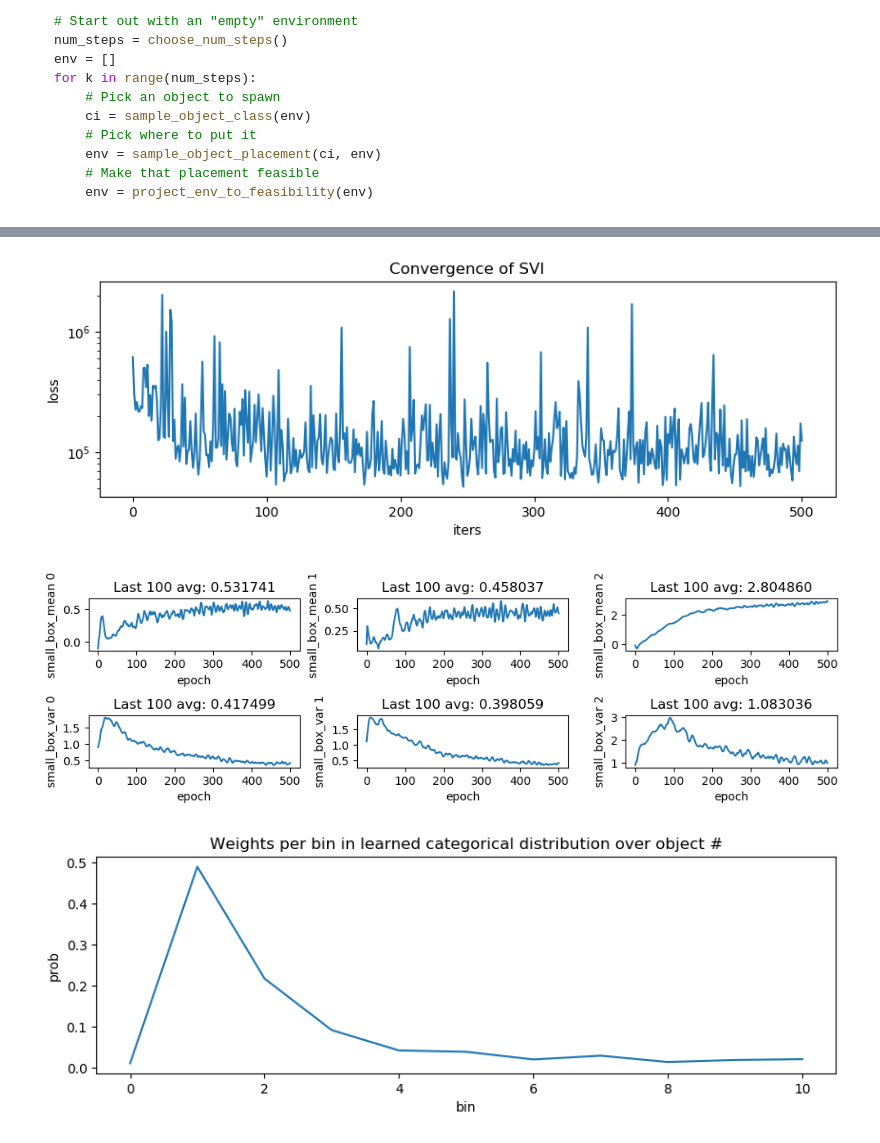
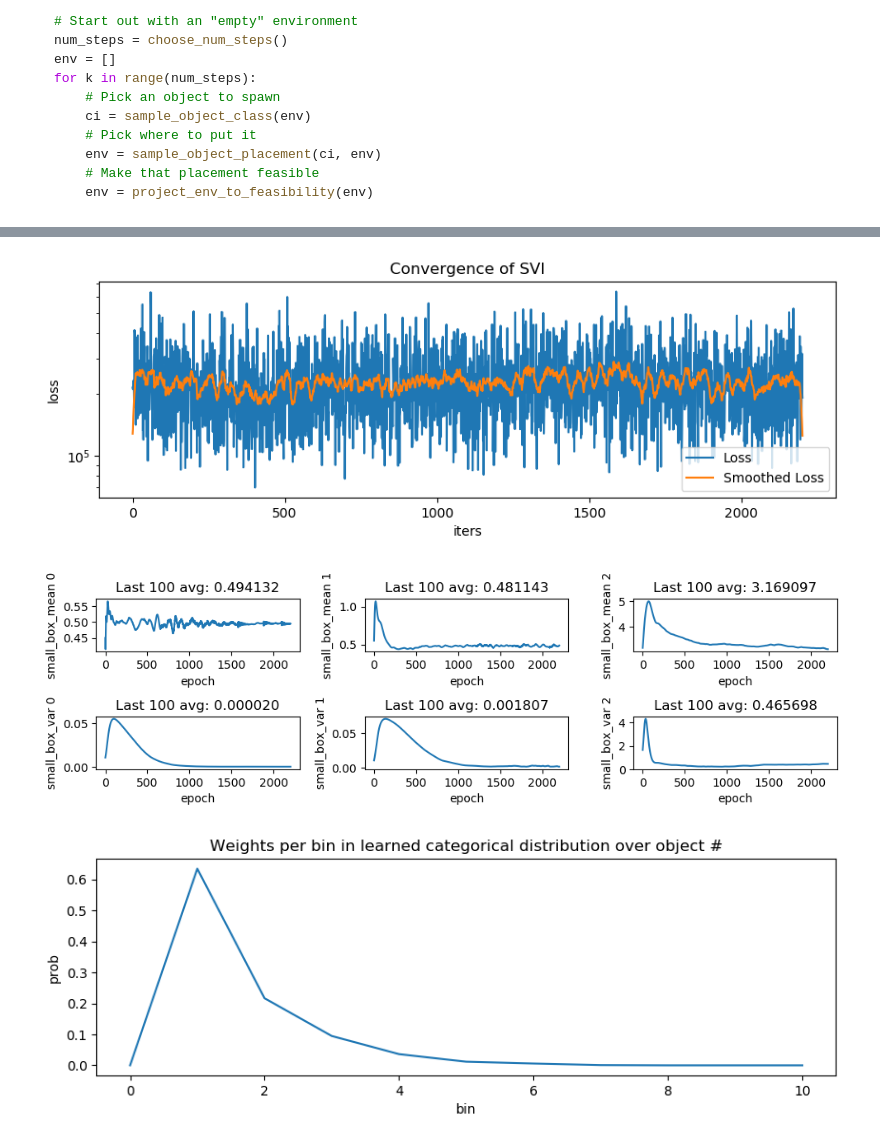
Before and after one commit to gizatt/scene_generation, a Jupyter notebook: 20181204 Planar Scene Arrangements Pyro, Single Object, Single Multivariate Normal, with Projections.ipynb, the cells around one changed output, grey strips where cells are left out. Drawn from its saved outputs; the diff is of its cells as text; code cells hidden in the pictures.

```diff
--- a/20181204 Planar Scene Arrangements Pyro, Single Object, Single Multivariate Normal, with Projections.ipynb
+++ b/20181204 Planar Scene Arrangements Pyro, Single Object, Single Multivariate Normal, with Projections.ipynb
@@ -412,10 +418,10 @@ Selection of environments from prior / generative model
 # Rig for SVI.
 from collections import defaultdict
 from torch.distributions import constraints
-from pyro.infer import Trace_ELBO
+from pyro.infer import Trace_ELBO, TraceGraph_ELBO
 from pyro.contrib.autoguide import AutoDelta, AutoDiagonalNormal, AutoMultivariateNormal
 
-pyro.enable_validation(True)
+pyro.enable_validation(False)
 
 interesting_params = ["small_box_mean", "small_box_var", "num_objects_weights"]
 def select_interesting(guide):
@@ -423,20 +429,31 @@ def select_interesting(guide):
     return dict((p, all_params[p]) for p in interesting_params)
 
 pyro.clear_param_store()
-global_guide = AutoDiagonalNormal(
+
+global_guide = AutoDelta(
     poutine.block(model, hide=["obs"]))
-optim = pyro.optim.Adam({'lr': 0.1, 'betas': [0.8, 0.98]})
-elbo = Trace_ELBO(max_plate_nesting=1)
+
+optim = pyro.optim.Adam({'lr': 0.05, 'betas': [0.95, 0.995]})
+#optim = pyro.optim.Adagrad({'lr': 0.1, 'lr_decay': 0.01})
+elbo = TraceGraph_ELBO(max_plate_nesting=1, num_particles=4)
 svi = SVI(model, global_guide, optim, loss=elbo)
 losses = []
 data = vectorize_environments(environments)
 
+# Initialize
+pyro.clear_param_store()
+pyro.param("auto_small_box_mean", torch.tensor([0.5, 0.5, 3.1415]))
+pyro.param("auto_small_box_var", torch.tensor([0.01, 0.01, 3.1415/2.]), constraint=constraints.positive)
+pyro.param("auto_num_objects_weights",
+           torch.tensor([0.0127, 0.6122, 0.1998, 0.1028, 0.0257,
+                         0.0094, 0.0037, 0.0154, 0.0008, 0.0081, 0.0094]),
+           constraint=constraints.simplex)
 
-
+subsample_size = 25
 
 snapshots = {}
-for i in range(501):
-    loss = svi.step(data, subsample_size=50)
+for i in range(201):
+    loss = svi.step(data, subsample_size=subsample_size)
     losses.append(loss)
     snapshot_median = global_guide.median()
     for p in snapshot_median.keys():
@@ -469,8 +486,8 @@ print "Done"
 Done
 # %%
 # Optional additional steps, repeat as necessary...
-for i in range(201):
-    loss = svi.step(data, subsample_size=20)
+for i in range(2001):
+    loss = svi.step(data, subsample_size=subsample_size)
     losses.append(loss)
     snapshot_median = global_guide.median()
     for p in snapshot_median.keys():
@@ -488,37 +521,43 @@ IndexError: index 20 is out of bounds for dimension 0 with size 20
 # %%
+start_epoch = 0
 plt.figure(figsize=(10,3), dpi=100).set_facecolor('white')
-plt.plot(losses)
+plt.plot(losses[start_epoch:], label="Loss")
 plt.xlabel('iters')
 plt.ylabel('loss')
 plt.yscale('log')
 plt.title('Convergence of SVI');
+def smooth(y, box_pts):
+    box = np.ones(box_pts)/box_pts
+    y_smooth = np.convolve(y, box, mode='same')
+    return y_smooth
+plt.plot(smooth(losses, 20)[start_epoch:], label="Smoothed Loss")
+plt.legend()
 #print global_guide.median()
 
 plt.figure(figsize=(10,3), dpi=100).set_facecolor('white')
 keys = ["small_box_mean", "small_box_var"]
 fit_vals = {}
 n_plots = len(keys)
 for i, key in enumerate(keys):
     data_across_epochs = np.vstack(snapshots[key])
     for k in range(3):
         plt.subplot(n_plots, 3, i*3+k+1)
-        start_epoch = 0
         plt.plot(np.arange(start_epoch, data_across_epochs.shape[0]), data_across_epochs[start_epoch:, k])
         plt.xlabel('epoch')
         plt.ylabel(key + " %d" % k)
         plt.title("Last 100 avg: %f" % data_across_epochs[-100:, k].mean())
     fit_vals[key] = data_across_epochs[-100:].mean(axis=0)
 plt.tight_layout()
 
 plt.figure(figsize=(10,3), dpi=100).set_facecolor('white')
 plt.plot(global_guide.median()["num_objects_weights"].cpu().detach().numpy())
 plt.xlabel('bin')
 plt.ylabel('prob')
 plt.title('Weights per bin in learned categorical distribution over object #');
 # %% [output]
-[figure, old version]
+[figure, new version]
-[figure, old version]
+[figure, new version]
-[figure, old version]
+[figure, new version]
 # %%
 from matplotlib.patches import Ellipse
 plt.figure().set_size_inches(12, 12)
```
Also changed, not shown: parts of 11 cells of this notebook, 2 other files.
